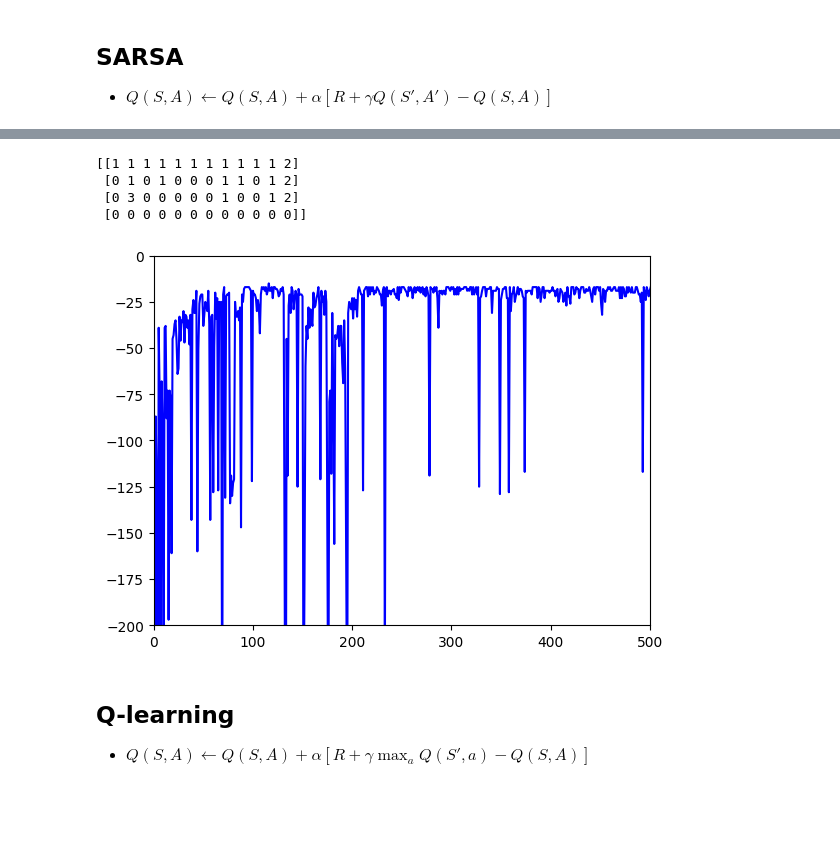
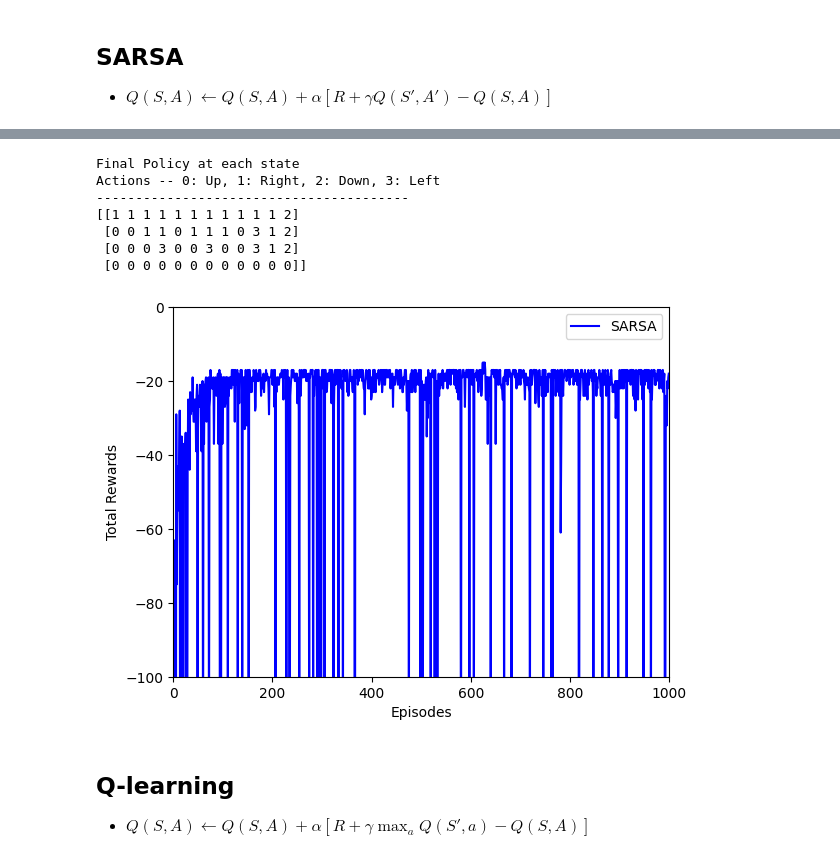
Before and after one commit to smfelixchoi/MATH-DRL-study, a Jupyter notebook: 2.Reinforcement_Learning/Temporal_Difference_methods/Temporal_Difference_methods.ipynb, the cells around one changed output, grey strips where cells are left out. Saved outputs shown, nothing was run; the diff lists cells and outputs as text; code cells hidden in the pictures; blank space fills up the shorter version.

```diff
--- a/2.Reinforcement_Learning/Temporal_Difference_methods/Temporal_Difference_methods.ipynb
+++ b/2.Reinforcement_Learning/Temporal_Difference_methods/Temporal_Difference_methods.ipynb
@@ -156,17 +158,25 @@ episode_num:10000
 # %%
+print('Final Policy at each state')
+print('Actions -- 0: Up, 1: Right, 2: Down, 3: Left')
+print('-'*40)
 print(np.reshape(np.argmax(Q_table1, axis=1), (4,12)))
-env1.close()
 # %% [output]
+Final Policy at each state
+Actions -- 0: Up, 1: Right, 2: Down, 3: Left
+----------------------------------------
 [[1 1 1 1 1 1 1 1 1 1 1 2]
- [0 1 0 1 0 0 0 1 1 0 1 2]
- [0 3 0 0 0 0 0 1 0 0 1 2]
+ [0 0 1 1 0 1 1 1 0 3 1 2]
+ [0 0 0 3 0 0 3 0 0 3 1 2]
  [0 0 0 0 0 0 0 0 0 0 0 0]]
 # %%
-plt.plot(np.arange(MAX_EPISODE), sarsa_rewards, 'b-')
-plt.axis([0,500, -200,0])
+plt.plot(np.arange(MAX_EPISODE), sarsa_rewards, 'b-', label='SARSA')
+plt.axis([0,1000, -100,0])
+plt.xlabel('Episodes')
+plt.ylabel('Total Rewards')
+plt.legend()
 plt.show()
 # %% [output]
-[figure, old version]
+[figure, new version]
 # %% [markdown]
 ## Q-learning
 
```
Also changed, not shown: parts of 15 cells of this notebook, 2 other files.
